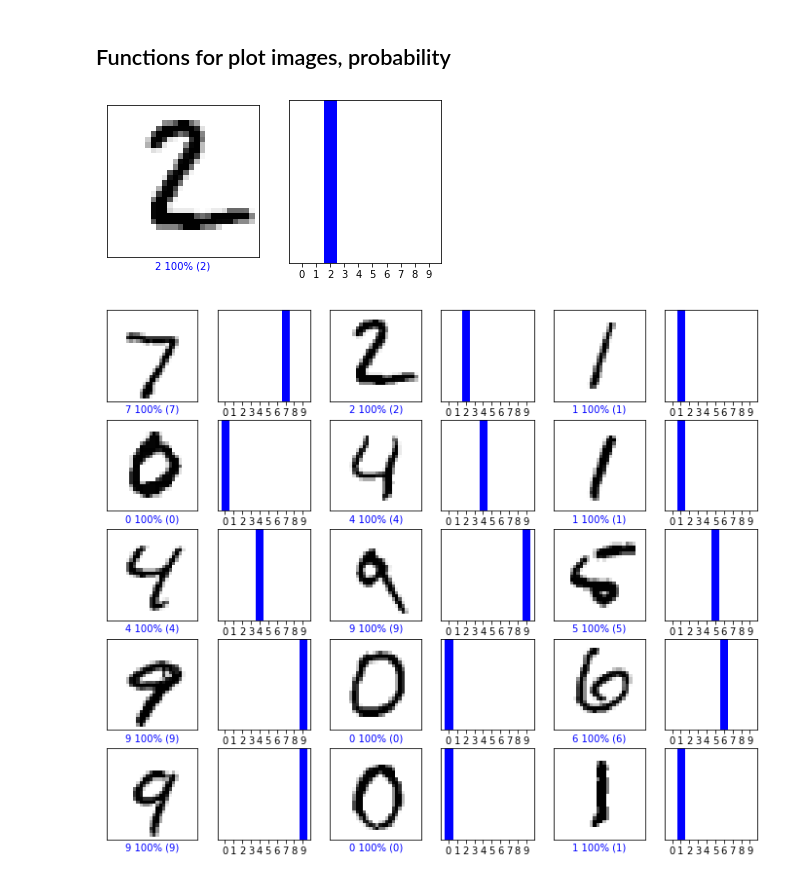
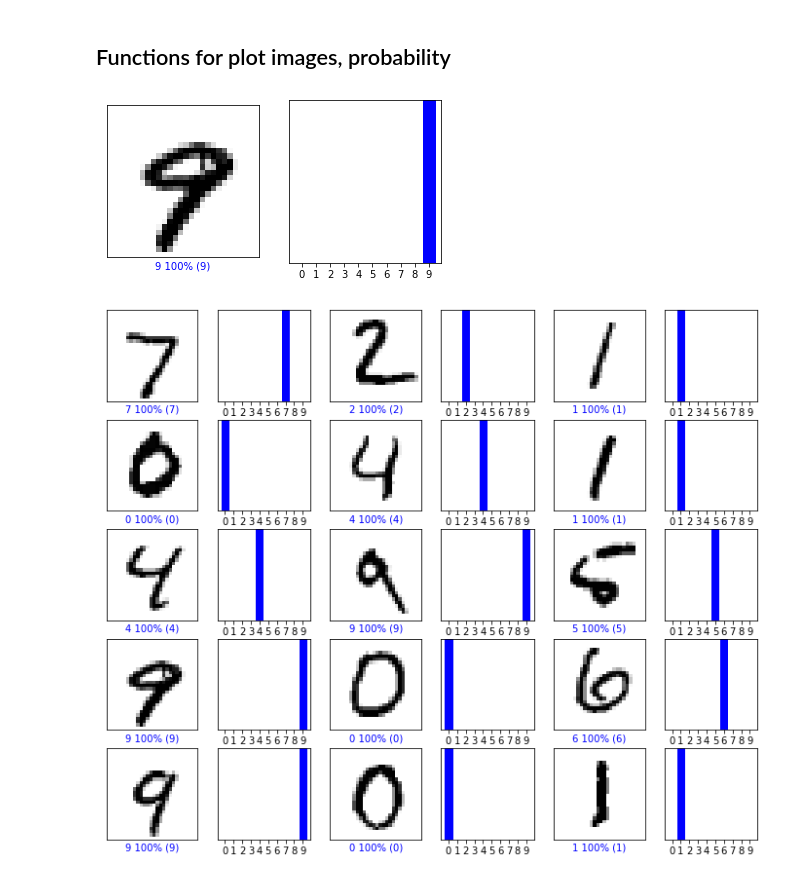
Before and after one commit to nahyun902/Algorithm_02, a Jupyter notebook: model3.ipynb, the cells around one changed output. Drawn from its saved outputs; the diff is of its cells as text; code cells hidden in the pictures.

```diff
--- a/model3.ipynb
+++ b/model3.ipynb
@@ -172,7 +182,7 @@ Test accuracy : 0.9685999751091003
 ## Before prediction, change test image's type to float 32.
 # %%
 test_images = tf.cast(test_images, tf.float32)
-pred = model_2.predict(test_images)
+pred = model_3.predict(test_images)
 Number = [0,1,2,3,4,5,6,7,8,9]
 # %%
 print('Prediction : ', pred.shape)
@@ -217,15 +227,15 @@ def plot_value_array(i, predictions_array, true_label):
 # %%
 (train_images, train_labels), (test_images, test_labels) = mnist.load_data()
 # %%
-i = 1
+i = 9
 plt.figure(figsize=(6,3))
 plt.subplot(1,2,1)
 plot_image(i, pred, test_labels, test_images)
 plt.subplot(1,2,2)
 plot_value_array(i, pred,  test_labels)
 plt.show()
 # %% [output]
-[figure, old version]
+[figure, new version]
 # %%
 num_rows = 5
 num_cols = 3
```
Also changed, not shown: parts of 4 cells of this notebook.
